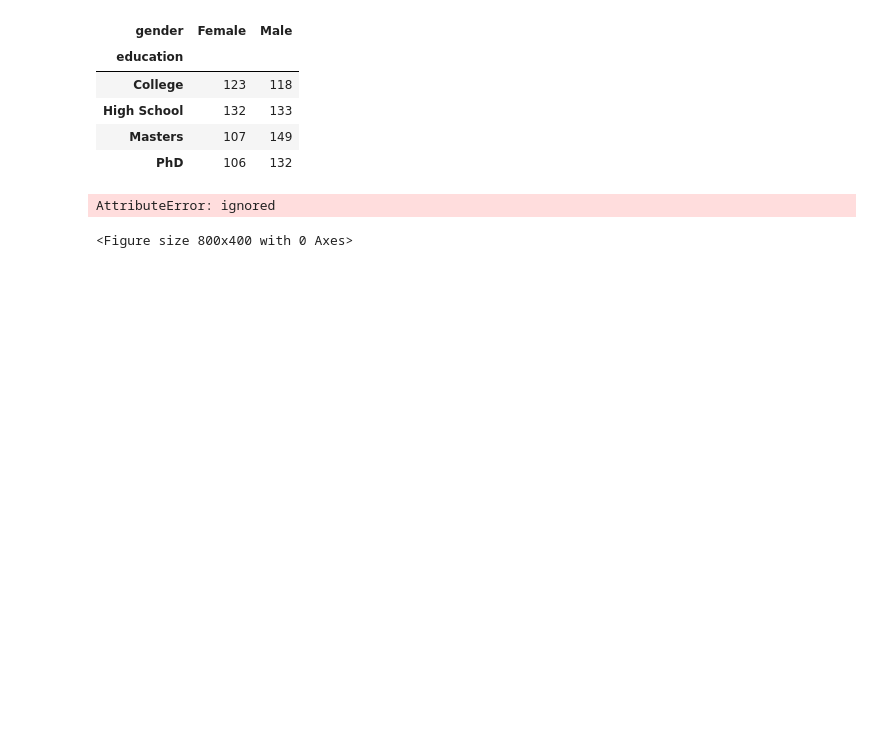
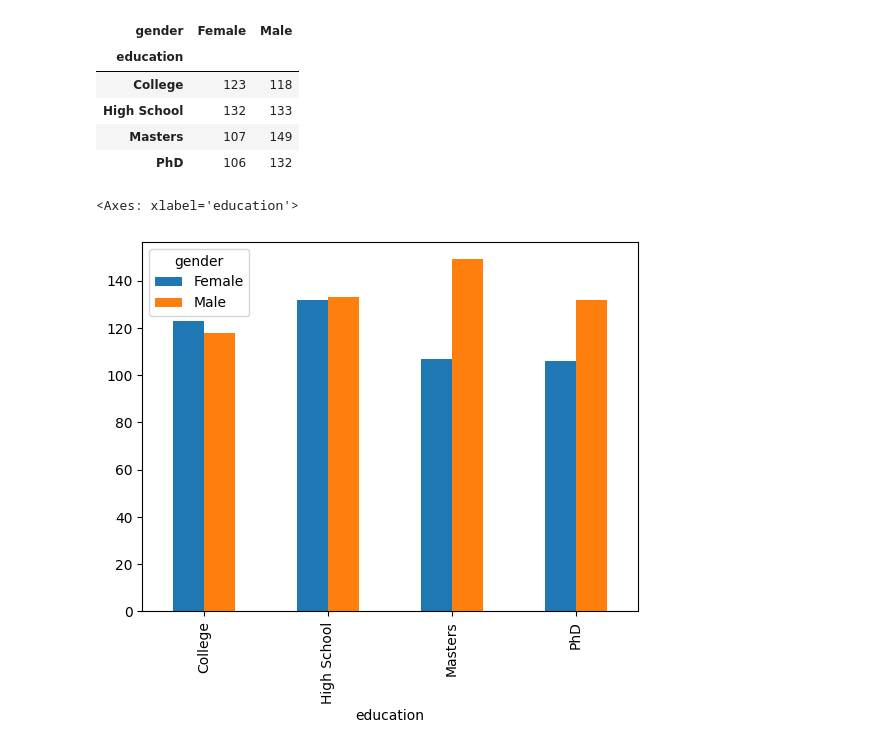
Before and after one commit to vilmarprado/mack_ling_prog_cie_dados, a Jupyter notebook: LP_T4.ipynb, the cells around one changed output. Cells and saved outputs as stored; diff of their text form; code cells hidden in the pictures; blank space fills up the shorter version.

```diff
--- a/LP_T4.ipynb
+++ b/LP_T4.ipynb
@@ -151,19 +156,8 @@ data_agrup_pivot
 | High School | 132 | 133 |
 | Masters | 107 | 149 |
 | PhD | 106 | 132 |
-# %%
-from ast import increment_lineno
-import numpy as np
-import matplotlib.pyplot as plt
-%matplotlib inline
-plt.figure(figsize=(8,4))
-#plt.plot(data_agrup_pivot['education'],data_agrup_pivot['gender'])
-#data_agrup_pivot.plot(
-data_agrup_pivot.education
-data_agrup_pivot.gender
-#fig, ax = plt.subplots(figsize =(12,6))
-#ax.plot(data_agrup_pivot.index, data_agrup_pivot.education)
-#data_agrup_pivot.unstack.plot()
-# %% [output]
-AttributeError: ignored
-<Figure size 800x400 with 0 Axes>
+# %%
+data_agrup_pivot.plot(kind='bar')
+# %% [output]
+<Axes: xlabel='education'>
+[figure, added]
```
Also changed, not shown: parts of 8 cells of this notebook.
